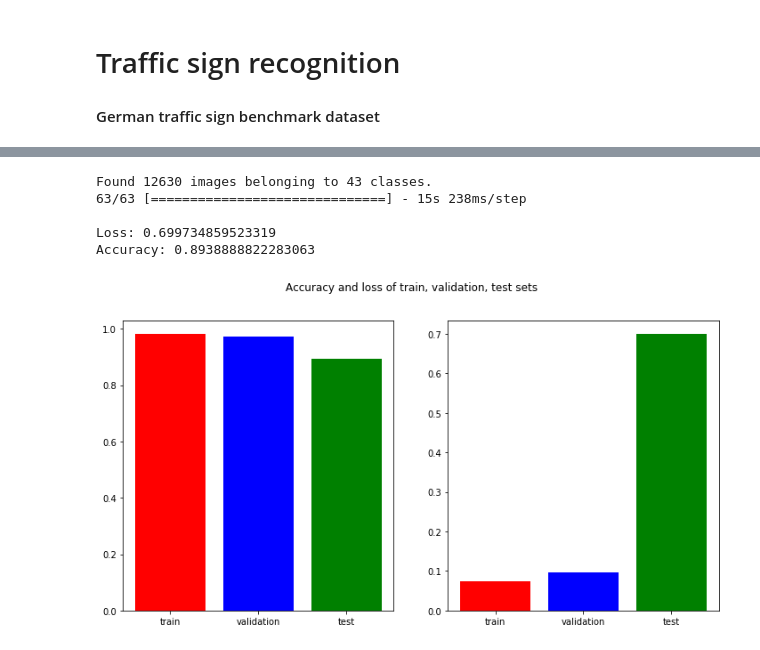
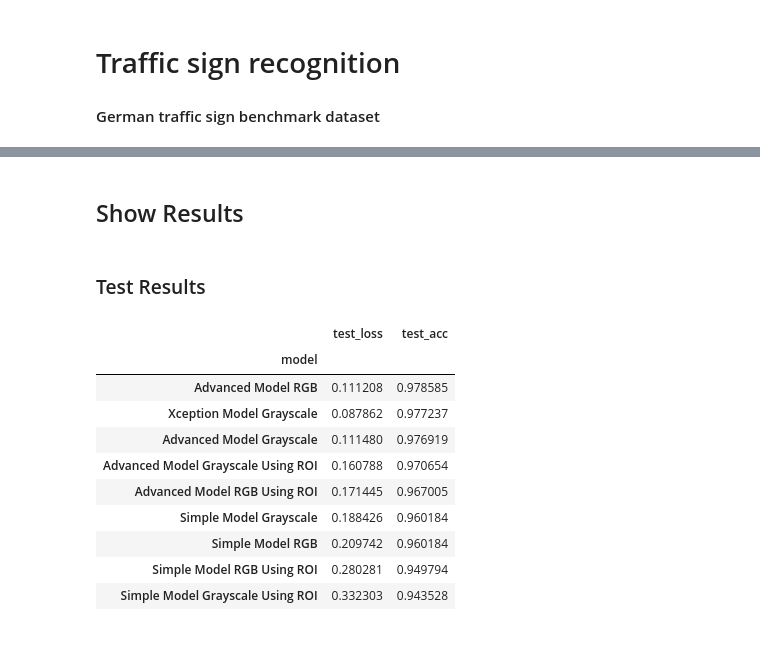
Before and after one commit to AlessandroStaffolani/traffic-sign-recognition, a Jupyter notebook: iteractive_analysis.ipynb, the cells around one changed output, grey strips where cells are left out. Drawn from its saved outputs; the diff is of its cells as text; code cells hidden in the pictures.

```diff
--- a/iteractive_analysis.ipynb
+++ b/iteractive_analysis.ipynb
@@ -43,7 +39,0 @@ pipeline.add_preprocessors((
-# %%
-model = SGDModel(input_shape=(image_shape, image_shape, 1))
-model.create_model()
-model.compile()
-model.init_callbacks()
-
-model.model.summary()
@@ -78,10 +39,0 @@ validation_generator = DataGenerator(data_validation_path, batch_size=batch_size
-# %%
-history = model.fit_generator(
-            train_generator.get_generator(),
-            steps_per_epoch=n_train_samples // batch_size,
-            epochs=epochs,
-            validation_data=validation_generator.get_generator(),
-            validation_steps=n_valid_samples // batch_size,
-            workers=workers,
-            use_multiprocessing=use_multiprocessing
-        )
@@ -126,38 +170,0 @@ plt.show()
-# %%
-test_generator = DataGenerator(data_test_path, batch_size=batch_size, image_shape=(image_shape, image_shape))
-scores = model.evaluate_generator(test_generator.get_generator(), n_test_samples // batch_size)
-print()
-print('Loss: ' + str(scores[0]))
-print('Accuracy: ' + str(scores[1]))
-# %% [output]
-Found 12630 images belonging to 43 classes.
-63/63 [==============================] - 15s 238ms/step
-
-Loss: 0.699734859523319
-Accuracy: 0.8938888822283063
-# %%
-accuracy = np.array([
-    history.history['acc'][-1],
-    history.history['val_acc'][-1],
-    scores[1]
-])
-
-loss = np.array([
-    history.history['loss'][-1],
-    history.history['val_loss'][-1],
-    scores[0]
-])
-
-names = ['train', 'validation', 'test']
-color = 'rbg'
-
-plt.figure(1, figsize=(12, 6))
-
-plt.subplot(121)
-plt.bar(names, accuracy, color=color)
-plt.subplot(122)
-plt.bar(names, loss, color=color)
-plt.suptitle('Accuracy and loss of train, validation, test sets')
-plt.show()
-# %% [output]
-[figure, removed]
@@ -163,0 +215,21 @@ plt.show()
+# %% [markdown]
+## Show Results
+# %% [markdown]
+### Test Results
+# %%
+scores_dataframe.set_index('model', inplace=True)
+scores_dataframe.sort_values(by=['test_acc'], inplace=True, ascending=False)
+
+scores_dataframe
+# %% [output]
+|  | test_loss | test_acc |
+| model |  |  |
+| Advanced Model RGB | 0.111208 | 0.978585 |
+| Xception Model Grayscale | 0.087862 | 0.977237 |
+| Advanced Model Grayscale | 0.111480 | 0.976919 |
+| Advanced Model Grayscale Using ROI | 0.160788 | 0.970654 |
+| Advanced Model RGB Using ROI | 0.171445 | 0.967005 |
+| Simple Model Grayscale | 0.188426 | 0.960184 |
+| Simple Model RGB | 0.209742 | 0.960184 |
+| Simple Model RGB Using ROI | 0.280281 | 0.949794 |
+| Simple Model Grayscale Using ROI | 0.332303 | 0.943528 |
```
Also changed, not shown: parts of 19 cells of this notebook.
